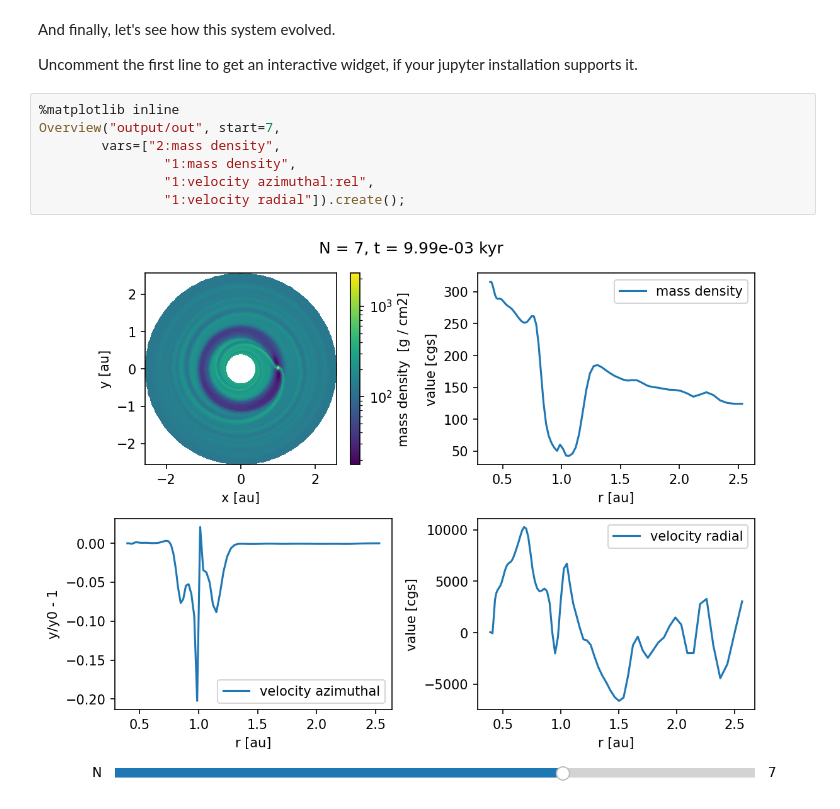
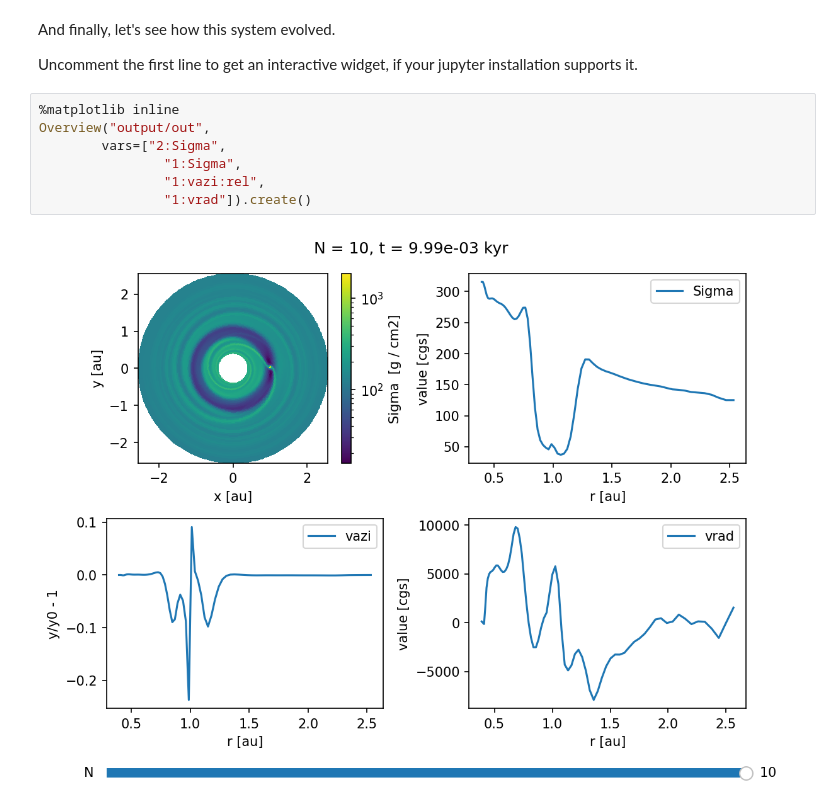
Before and after one commit to rometsch/fargocpt, a Jupyter notebook: examples/400_Custom_Initial_Conditions.ipynb, the cells around one changed output. Drawn from its saved outputs; the diff is of its cells as text.

```diff
--- a/examples/400_Custom_Initial_Conditions.ipynb
+++ b/examples/400_Custom_Initial_Conditions.ipynb
@@ -476,10 +474,10 @@ And finally, let's see how this system evolved.
 Uncomment the first line to get an interactive widget, if your jupyter installation supports it.
 # %%
 %matplotlib inline
-Overview("output/out", start=7,
-        vars=["2:mass density",
-                "1:mass density",
-                "1:velocity azimuthal:rel",
-                "1:velocity radial"]).create();
+Overview("output/out",
+        vars=["2:Sigma",
+                "1:Sigma",
+                "1:vazi:rel",
+                "1:vrad"]).create()
 # %% [output]
-[figure, old version]
+[figure, new version]
```
Also changed, not shown: parts of 6 cells of this notebook, 4 other files.
